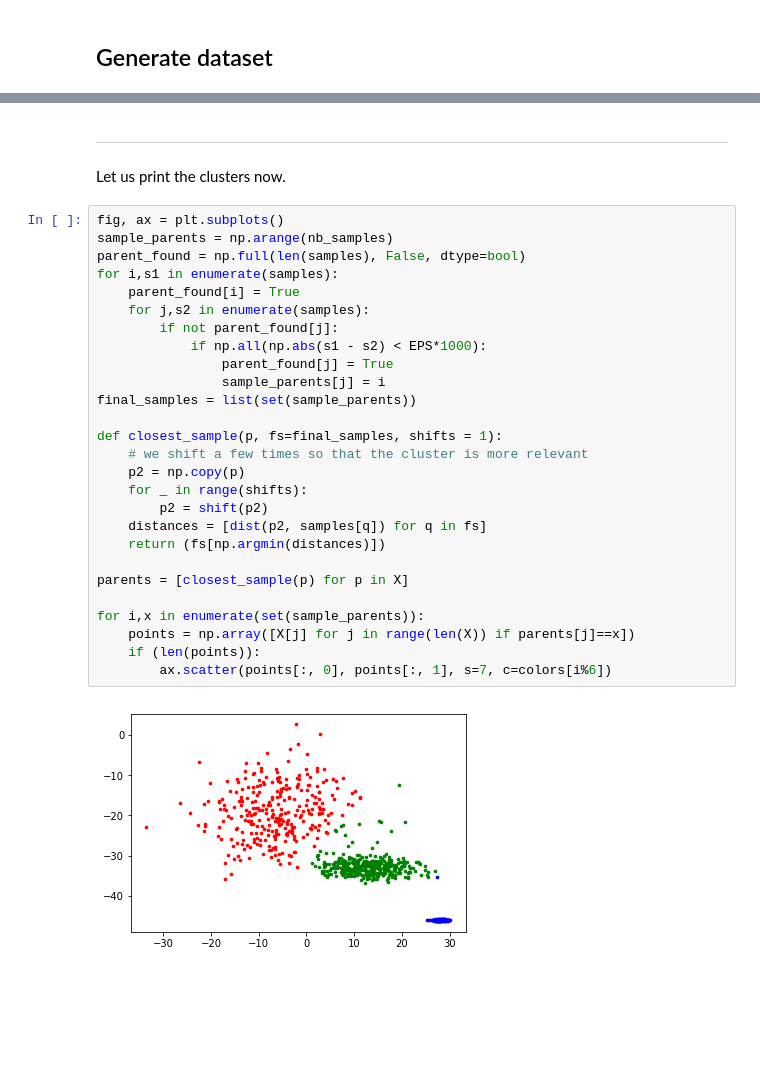
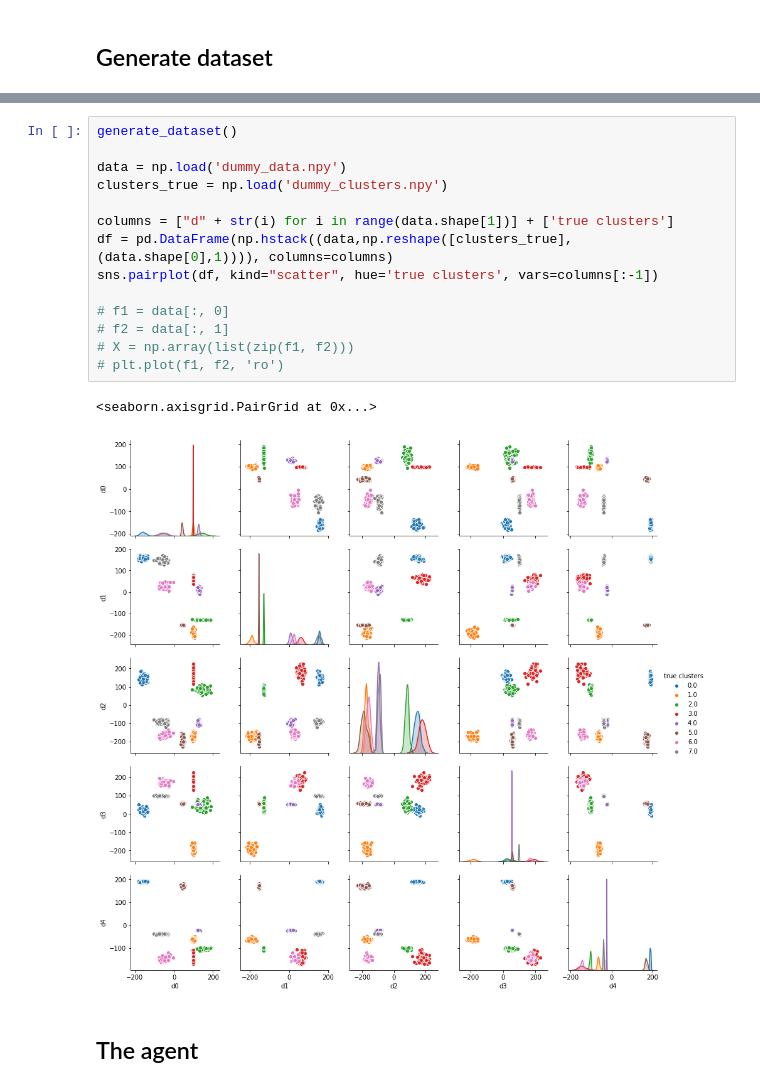
Before and after one commit to lashoun/contrast-learning, a Jupyter notebook: first_draft.ipynb, the cells around one changed output, grey strips where cells are left out. Drawn from its saved outputs; the diff is of its cells as text; blank space fills up the shorter version.

```diff
--- a/first_draft.ipynb
+++ b/first_draft.ipynb
@@ -186,32 +43,19 @@ sample 15 converged
-# %% [markdown]
----
-Let us print the clusters now.
-# %%
-fig, ax = plt.subplots()
-sample_parents = np.arange(nb_samples)
-parent_found = np.full(len(samples), False, dtype=bool)
-for i,s1 in enumerate(samples):
-    parent_found[i] = True
-    for j,s2 in enumerate(samples):
-        if not parent_found[j]:
-            if np.all(np.abs(s1 - s2) < EPS*1000):
-                parent_found[j] = True
-                sample_parents[j] = i
-final_samples = list(set(sample_parents))
-
-def closest_sample(p, fs=final_samples, shifts = 1):
-    # we shift a few times so that the cluster is more relevant
-    p2 = np.copy(p)
-    for _ in range(shifts):
-        p2 = shift(p2)
-    distances = [dist(p2, samples[q]) for q in fs]
-    return (fs[np.argmin(distances)])
-
-parents = [closest_sample(p) for p in X]
-
-for i,x in enumerate(set(sample_parents)):
-    points = np.array([X[j] for j in range(len(X)) if parents[j]==x])
-    if (len(points)):
-        ax.scatter(points[:, 0], points[:, 1], s=7, c=colors[i%6])
-# %% [output]
-[figure, removed]
+# %%
+generate_dataset()
+
+data = np.load('dummy_data.npy')
+clusters_true = np.load('dummy_clusters.npy')
+
+columns = ["d" + str(i) for i in range(data.shape[1])] + ['true clusters']
+df = pd.DataFrame(np.hstack((data,np.reshape([clusters_true],(data.shape[0],1)))), columns=columns)
+sns.pairplot(df, kind="scatter", hue='true clusters', vars=columns[:-1])
+
+# f1 = data[:, 0]
+# f2 = data[:, 1]
+# X = np.array(list(zip(f1, f2)))
+# plt.plot(f1, f2, 'ro')
+# %% [output]
+<seaborn.axisgrid.PairGrid at 0x...>
+[figure, added]
+# %% [markdown]
+## The agent
```
Also changed, not shown: parts of 19 cells of this notebook, 8 other files.
